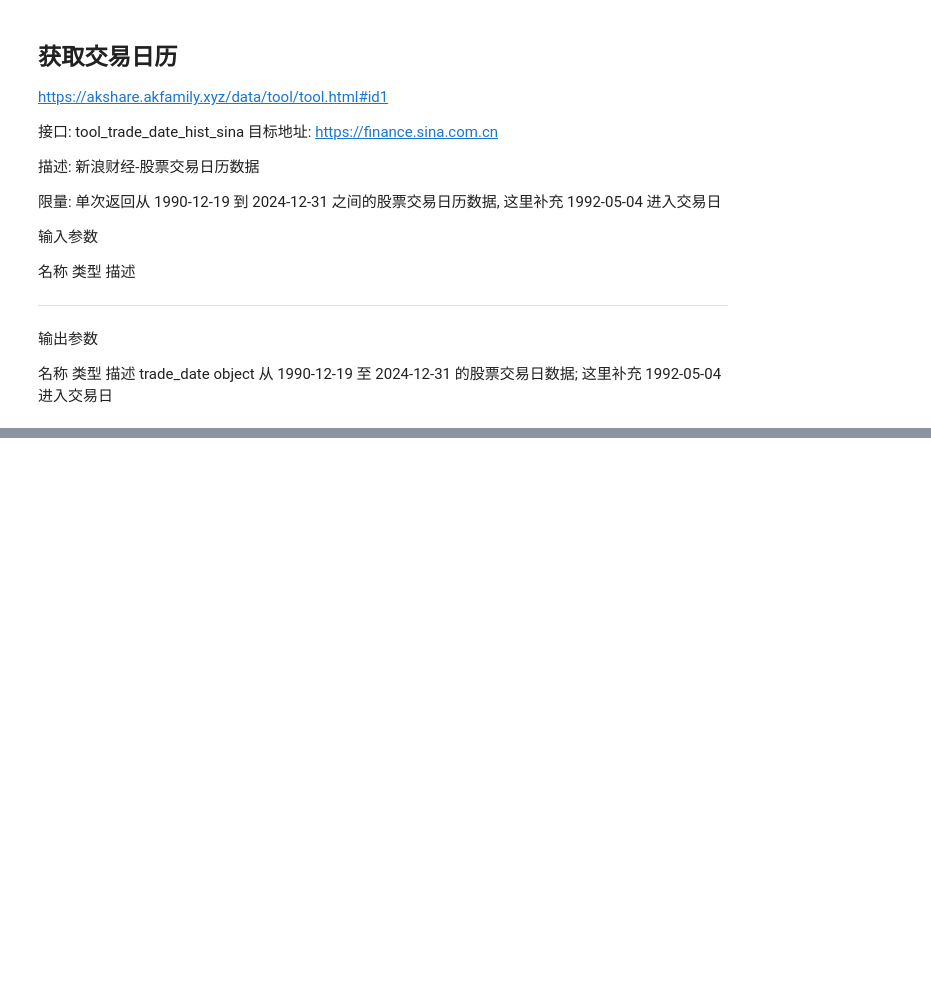
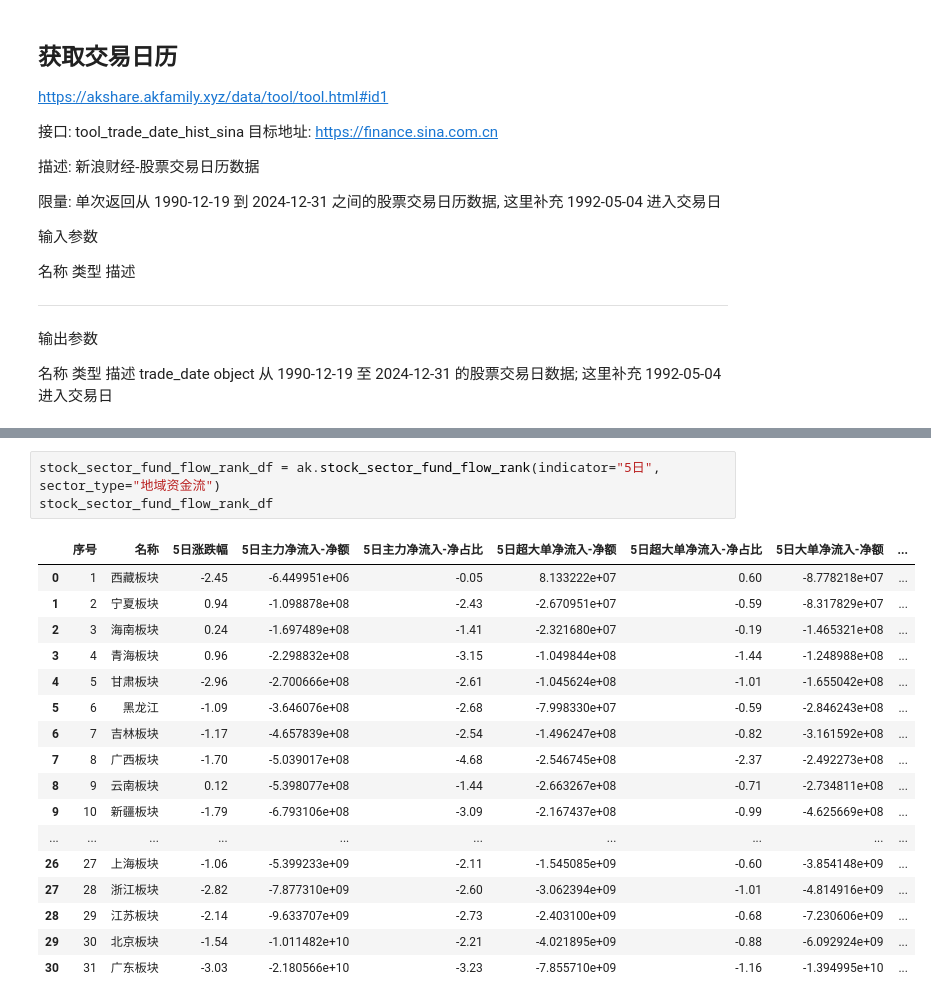
Before and after one commit to EveryFine/GeniusAI, a Jupyter notebook: GeniusChatbots/playground/datasource/AKShare获取股票信息.ipynb, the cells around one changed output, grey strips where cells are left out. Saved outputs shown, nothing was run; the diff lists cells and outputs as text; blank space fills up the shorter version.

```diff
--- a/GeniusChatbots/playground/datasource/AKShare获取股票信息.ipynb
+++ b/GeniusChatbots/playground/datasource/AKShare获取股票信息.ipynb
@@ -613,0 +1630,21 @@ TypeError: tool_trade_date_hist_sina() got an unexpected keyword argument 'excha
+# %%
+stock_sector_fund_flow_rank_df = ak.stock_sector_fund_flow_rank(indicator="5日", sector_type="地域资金流")
+stock_sector_fund_flow_rank_df
+# %% [output]
+|  | 序号 | 名称 | 5日涨跌幅 | 5日主力净流入-净额 | 5日主力净流入-净占比 | 5日超大单净流入-净额 | 5日超大单净流入-净占比 | 5日大单净流入-净额 | ... |
+| 0 | 1 | 西藏板块 | -2.45 | -6.449951e+06 | -0.05 | 8.133222e+07 | 0.60 | -8.778218e+07 | ... |
+| 1 | 2 | 宁夏板块 | 0.94 | -1.098878e+08 | -2.43 | -2.670951e+07 | -0.59 | -8.317829e+07 | ... |
+| 2 | 3 | 海南板块 | 0.24 | -1.697489e+08 | -1.41 | -2.321680e+07 | -0.19 | -1.465321e+08 | ... |
+| 3 | 4 | 青海板块 | 0.96 | -2.298832e+08 | -3.15 | -1.049844e+08 | -1.44 | -1.248988e+08 | ... |
+| 4 | 5 | 甘肃板块 | -2.96 | -2.700666e+08 | -2.61 | -1.045624e+08 | -1.01 | -1.655042e+08 | ... |
+| 5 | 6 | 黑龙江 | -1.09 | -3.646076e+08 | -2.68 | -7.998330e+07 | -0.59 | -2.846243e+08 | ... |
+| 6 | 7 | 吉林板块 | -1.17 | -4.657839e+08 | -2.54 | -1.496247e+08 | -0.82 | -3.161592e+08 | ... |
+| 7 | 8 | 广西板块 | -1.70 | -5.039017e+08 | -4.68 | -2.546745e+08 | -2.37 | -2.492273e+08 | ... |
+| 8 | 9 | 云南板块 | 0.12 | -5.398077e+08 | -1.44 | -2.663267e+08 | -0.71 | -2.734811e+08 | ... |
+| 9 | 10 | 新疆板块 | -1.79 | -6.793106e+08 | -3.09 | -2.167437e+08 | -0.99 | -4.625669e+08 | ... |
+| ... | ... | ... | ... | ... | ... | ... | ... | ... | ... |
+| 26 | 27 | 上海板块 | -1.06 | -5.399233e+09 | -2.11 | -1.545085e+09 | -0.60 | -3.854148e+09 | ... |
+| 27 | 28 | 浙江板块 | -2.82 | -7.877310e+09 | -2.60 | -3.062394e+09 | -1.01 | -4.814916e+09 | ... |
+| 28 | 29 | 江苏板块 | -2.14 | -9.633707e+09 | -2.73 | -2.403100e+09 | -0.68 | -7.230606e+09 | ... |
+| 29 | 30 | 北京板块 | -1.54 | -1.011482e+10 | -2.21 | -4.021895e+09 | -0.88 | -6.092924e+09 | ... |
+| 30 | 31 | 广东板块 | -3.03 | -2.180566e+10 | -3.23 | -7.855710e+09 | -1.16 | -1.394995e+10 | ... |
```
Also changed, not shown: parts of 75 cells of this notebook.
